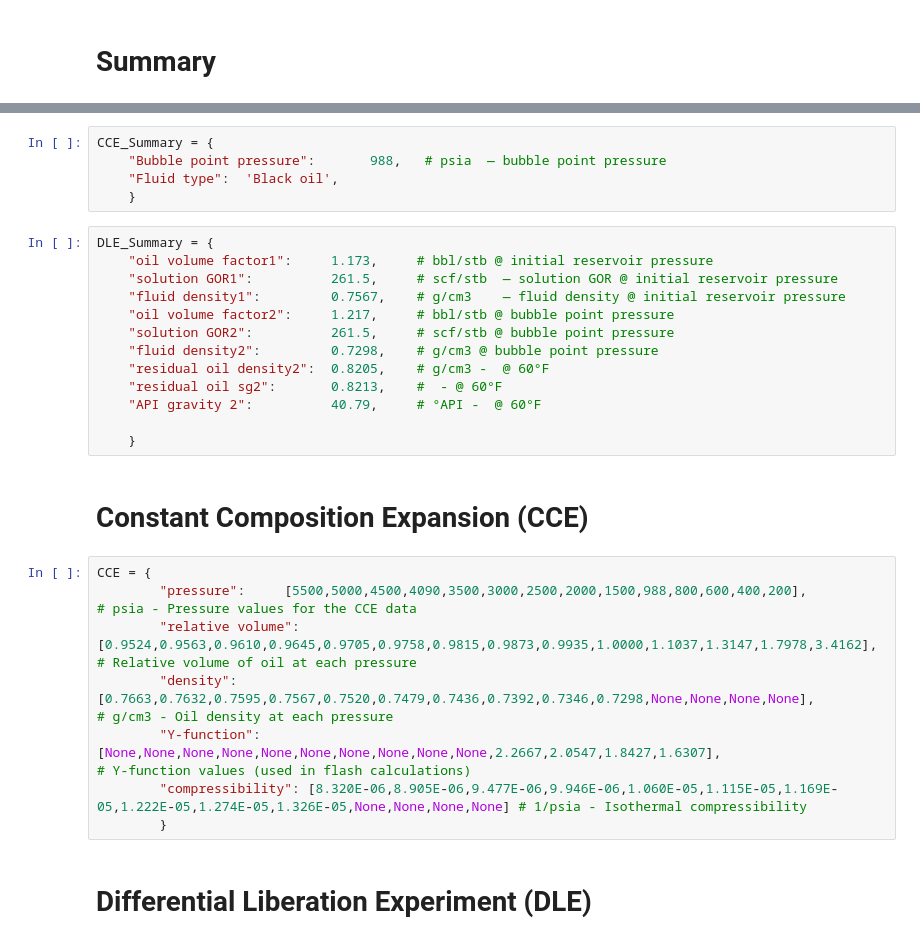
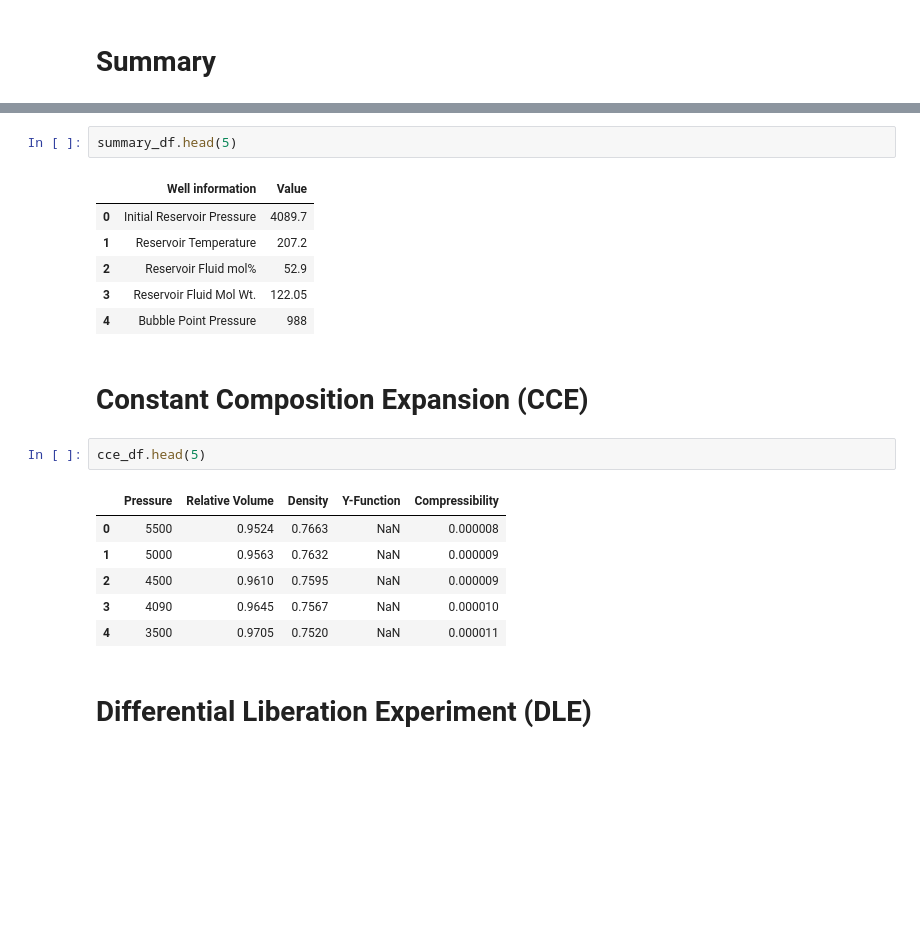
Before and after one commit to Calebchike/PVT-Extraction-Adjustment-Project, a Jupyter notebook: PVT_workbook_extraction.ipynb, the cells around one changed output, grey strips where cells are left out. Cells and saved outputs as stored; diff of their text form; blank space fills up the shorter version.

```diff
--- a/PVT_workbook_extraction.ipynb
+++ b/PVT_workbook_extraction.ipynb
@@ -15,30 +27,22 @@ Well_Summary = {
-# %%
-CCE_Summary = {
-    "Bubble point pressure":       988,   # psia  — bubble point pressure
-    "Fluid type":  'Black oil',
-    }
-# %%
-DLE_Summary = {
-    "oil volume factor1":     1.173,     # bbl/stb @ initial reservoir pressure
-    "solution GOR1":          261.5,     # scf/stb  — solution GOR @ initial reservoir pressure
-    "fluid density1":         0.7567,    # g/cm3    — fluid density @ initial reservoir pressure
-    "oil volume factor2":     1.217,     # bbl/stb @ bubble point pressure
-    "solution GOR2":          261.5,     # scf/stb @ bubble point pressure
-    "fluid density2":         0.7298,    # g/cm3 @ bubble point pressure
-    "residual oil density2":  0.8205,    # g/cm3 -  @ 60°F
-    "residual oil sg2":       0.8213,    #  - @ 60°F
-    "API gravity 2":          40.79,     # °API -  @ 60°F
-
-    }
+# %%
+summary_df.head(5)
+# %% [output]
+|  | Well information | Value |
+| 0 | Initial Reservoir Pressure | 4089.7 |
+| 1 | Reservoir Temperature | 207.2 |
+| 2 | Reservoir Fluid mol% | 52.9 |
+| 3 | Reservoir Fluid Mol Wt. | 122.05 |
+| 4 | Bubble Point Pressure | 988 |
 # %% [markdown]
 # **Constant Composition Expansion (CCE)**
-# %%
-CCE = {
-        "pressure":     [5500,5000,4500,4090,3500,3000,2500,2000,1500,988,800,600,400,200],                                                          # psia - Pressure values for the CCE data
-        "relative volume":     [0.9524,0.9563,0.9610,0.9645,0.9705,0.9758,0.9815,0.9873,0.9935,1.0000,1.1037,1.3147,1.7978,3.4162], # Relative volume of oil at each pressure
-        "density":          [0.7663,0.7632,0.7595,0.7567,0.7520,0.7479,0.7436,0.7392,0.7346,0.7298,None,None,None,None],                             # g/cm3 - Oil density at each pressure
-        "Y-function":     [None,None,None,None,None,None,None,None,None,None,2.2667,2.0547,1.8427,1.6307],                                       # Y-function values (used in flash calculations)
-        "compressibility": [8.320E-06,8.905E-06,9.477E-06,9.946E-06,1.060E-05,1.115E-05,1.169E-05,1.222E-05,1.274E-05,1.326E-05,None,None,None,None] # 1/psia - Isothermal compressibility
-        }
+# %%
+cce_df.head(5)
+# %% [output]
+|  | Pressure | Relative Volume | Density | Y-Function | Compressibility |
+| 0 | 5500 | 0.9524 | 0.7663 | NaN | 0.000008 |
+| 1 | 5000 | 0.9563 | 0.7632 | NaN | 0.000009 |
+| 2 | 4500 | 0.9610 | 0.7595 | NaN | 0.000009 |
+| 3 | 4090 | 0.9645 | 0.7567 | NaN | 0.000010 |
+| 4 | 3500 | 0.9705 | 0.7520 | NaN | 0.000011 |
 # %% [markdown]
 # **Differential Liberation Experiment (DLE)**
```
Also changed, not shown: parts of 19 cells of this notebook.
